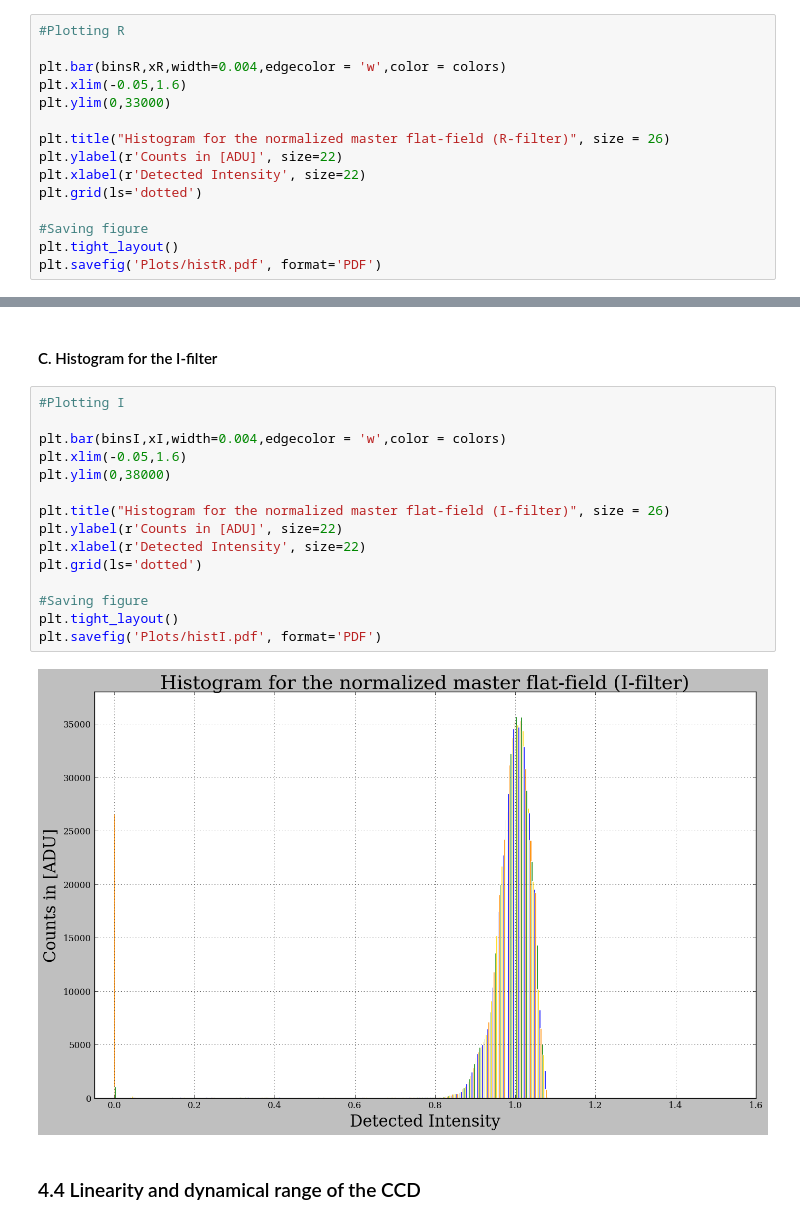
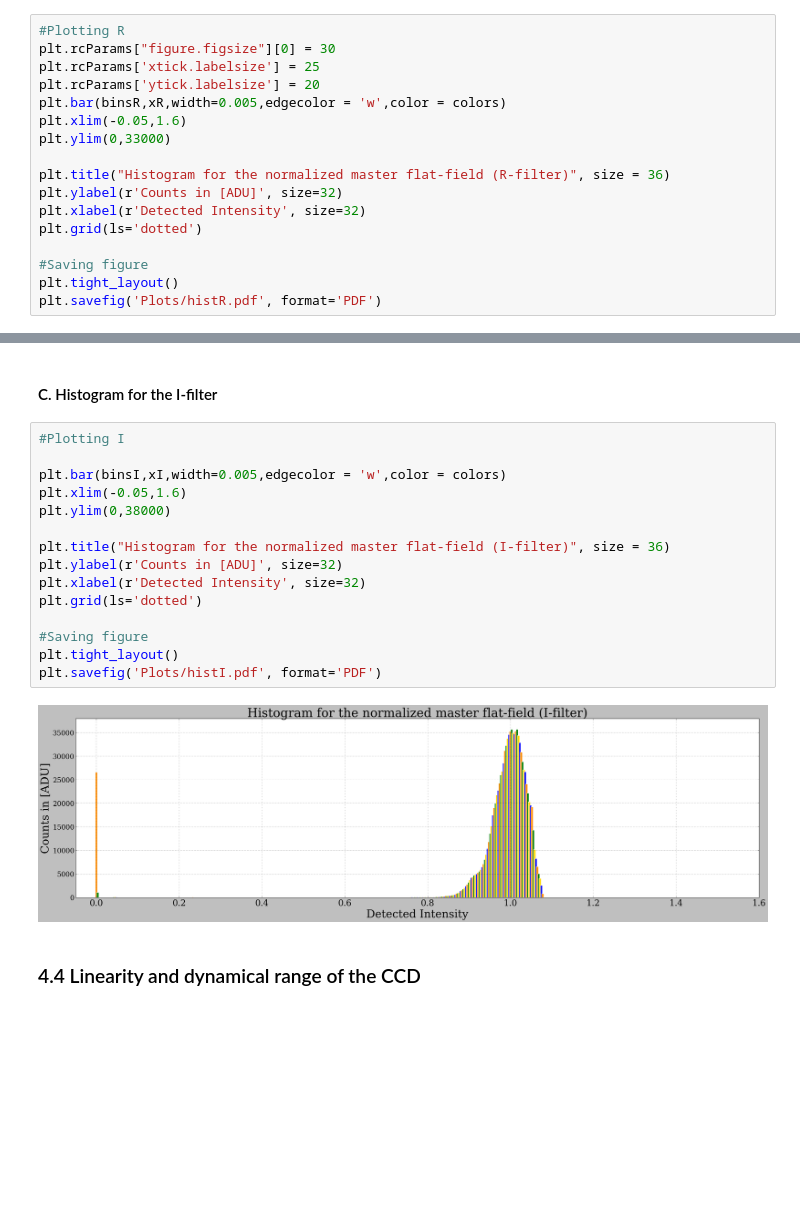
Before and after one commit to mathieukaltschmidt/FP-physics-lab-course, a Jupyter notebook: F30 Stellar CCD-Photometry/Python /TelescopeDATA.ipynb, the cells around one changed output, grey strips where cells are left out. Cells and saved outputs as stored; diff of their text form; blank space fills up the shorter version.

```diff
--- a/F30 Stellar CCD-Photometry/Python /TelescopeDATA.ipynb
+++ b/F30 Stellar CCD-Photometry/Python /TelescopeDATA.ipynb
@@ -126,14 +127,16 @@ colors = ['darkorange','green','gold','blue']
 #### A. Histogram for the R-filter
 # %%
 #Plotting R
-
-plt.bar(binsR,xR,width=0.004,edgecolor = 'w',color = colors)
+plt.rcParams["figure.figsize"][0] = 30
+plt.rcParams['xtick.labelsize'] = 25
+plt.rcParams['ytick.labelsize'] = 20
+plt.bar(binsR,xR,width=0.005,edgecolor = 'w',color = colors)
 plt.xlim(-0.05,1.6)
 plt.ylim(0,33000)
 
-plt.title("Histogram for the normalized master flat-field (R-filter)", size = 26)
-plt.ylabel(r'Counts in [ADU]', size=22)
-plt.xlabel(r'Detected Intensity', size=22)
+plt.title("Histogram for the normalized master flat-field (R-filter)", size = 36)
+plt.ylabel(r'Counts in [ADU]', size=32)
+plt.xlabel(r'Detected Intensity', size=32)
 plt.grid(ls='dotted')
 
 #Saving figure
@@ -165,20 +168,20 @@ plt.savefig('Plots/histV.pdf', format='PDF')
 # %%
 #Plotting I
 
-plt.bar(binsI,xI,width=0.004,edgecolor = 'w',color = colors)
+plt.bar(binsI,xI,width=0.005,edgecolor = 'w',color = colors)
 plt.xlim(-0.05,1.6)
 plt.ylim(0,38000)
 
-plt.title("Histogram for the normalized master flat-field (I-filter)", size = 26)
-plt.ylabel(r'Counts in [ADU]', size=22)
-plt.xlabel(r'Detected Intensity', size=22)
+plt.title("Histogram for the normalized master flat-field (I-filter)", size = 36)
+plt.ylabel(r'Counts in [ADU]', size=32)
+plt.xlabel(r'Detected Intensity', size=32)
 plt.grid(ls='dotted')
 
 #Saving figure
 plt.tight_layout()
 plt.savefig('Plots/histI.pdf', format='PDF')
 # %% [output]
-[figure, old version]
+[figure, new version]
 # %% [markdown]
 ### 4.4 Linearity and dynamical range of the CCD
 # %%
```
Also changed, not shown: parts of 6 cells of this notebook, 26 other files.
